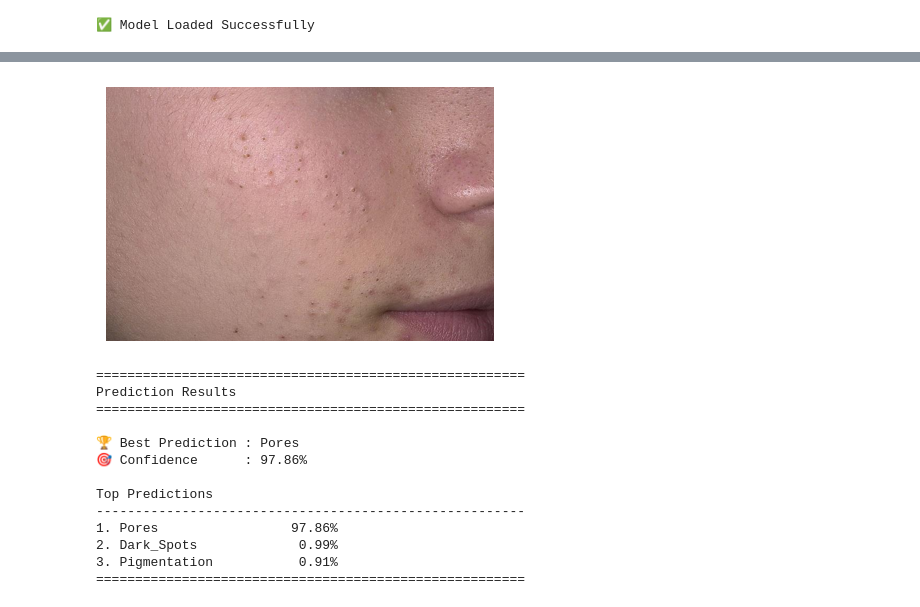
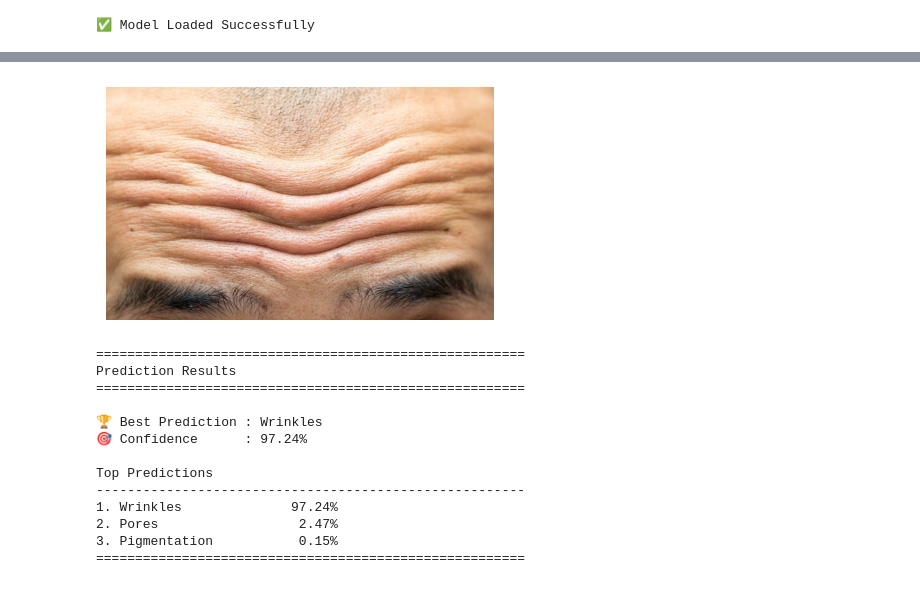
Before and after one commit to springboardmentor443m-coder/AI-Skin-Intelligence-Personalized-Skincare-Planner, a Jupyter notebook: notebooks/04_Model_Inference.ipynb, the cells around one changed output, grey strips where cells are left out. Cells and saved outputs as stored; diff of their text form; code cells hidden in the pictures.

```diff
--- a/notebooks/04_Model_Inference.ipynb
+++ b/notebooks/04_Model_Inference.ipynb
@@ -107,17 +90,17 @@ Top Predictions
 # %%
-predict_image(r"C:\Users\vnman\Downloads\t-8.jpeg")
+predict_image(r"C:\Users\vnman\Downloads\t-9.jpeg")
 # %% [output]
-[figure, old version]
+[figure, new version]
 =======================================================
 Prediction Results
 =======================================================
 
-🏆 Best Prediction : Pores
-🎯 Confidence      : 97.86%
+🏆 Best Prediction : Wrinkles
+🎯 Confidence      : 97.24%
 
 Top Predictions
 -------------------------------------------------------
-1. Pores                 97.86%
-2. Dark_Spots             0.99%
-3. Pigmentation           0.91%
+1. Wrinkles              97.24%
+2. Pores                  2.47%
+3. Pigmentation           0.15%
 =======================================================
```
Also changed, not shown: parts of 2 cells of this notebook, 46 other files.
